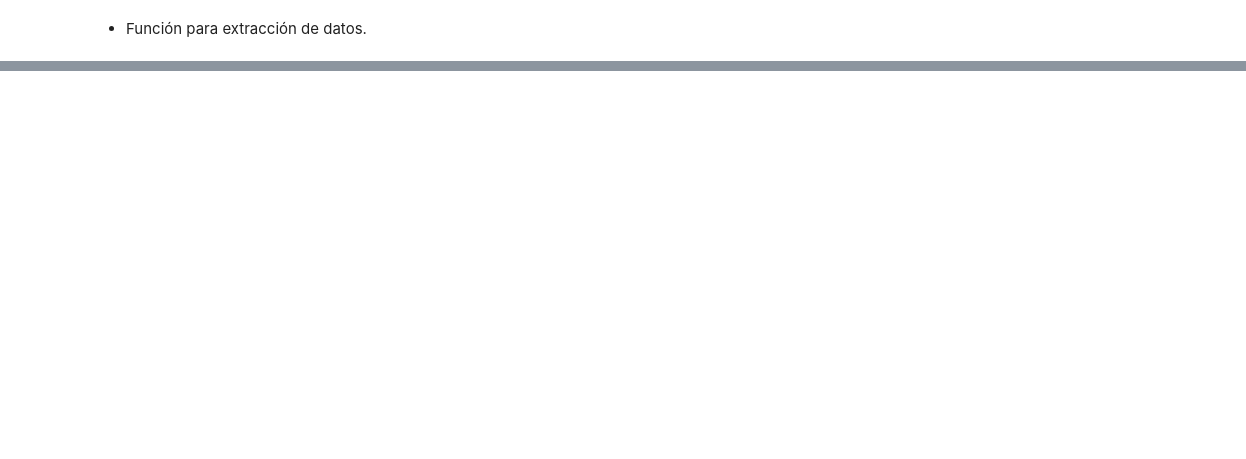
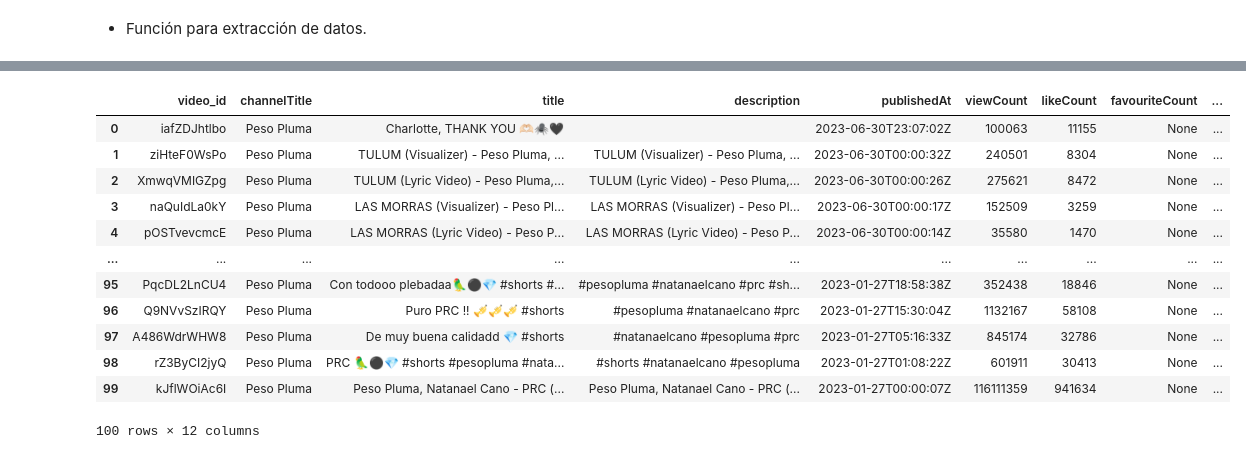
Before and after one commit to JonatanAlpirez/YT_Project, a Jupyter notebook: src/YT_Project.ipynb, the cells around one changed output, grey strips where cells are left out. Drawn from its saved outputs; the diff is of its cells as text; code cells hidden in the pictures; blank space fills up the shorter version.

```diff
--- a/src/YT_Project.ipynb
+++ b/src/YT_Project.ipynb
@@ -8,6 +8,6 @@ from IPython.display import JSON
 - Definición de canales de YT
 # %%
-api_key = 'AIzaSyBWoyy-4o1iM_FiTwRX7uVspqZHEZECVrE'
+api_key = 'AIzaSyCjqr7ZI6mHtcEnNJQqrRJP-0VI7uQAvKo'
 
 #Diccionario de los nombres de los canales : Id del canal
 channel_dic= {'BadBunny': 'UCmBA_wu8xGg1OfOkfW13Q0Q',
@@ -15,7 +15,7 @@ channel_dic= {'BadBunny': 'UCmBA_wu8xGg1OfOkfW13Q0Q',
               'Taylor Swift':'UCqECaJ8Gagnn7YCbPEzWH6g',
               'Shakira':'UCYLNGLIzMhRTi6ZOLjAPSmw',
               'Peso Pluma' : 'UCzrM_068Odho89mTRrrxqbA',
-              'Bizarrap' : '98QihSusY7NfCZtw'
+              'Bizarrap' : 'UCmS75G-98QihSusY7NfCZtw'
               }
 
 channel_ids = list(channel_dic.values()) #Lista de ids de canales YT
@@ -99,0 +313,22 @@ channel_data
+# %%
+
+videos_data = list()
+for i in range(len(data)):
+    tabla = pd.DataFrame(data[i]['videos'])
+    videos_data.append(tabla)
+
+videos_data[5]
+# %% [output]
+|  | video_id | channelTitle | title | description | publishedAt | viewCount | likeCount | favouriteCount | ... |
+| 0 | iafZDJhtlbo | Peso Pluma | Charlotte, THANK YOU 🫶🏻🕷️🖤 |  | 2023-06-30T23:07:02Z | 100063 | 11155 | None | ... |
+| 1 | ziHteF0WsPo | Peso Pluma | TULUM (Visualizer) - Peso Pluma, ... | TULUM (Visualizer) - Peso Pluma, ... | 2023-06-30T00:00:32Z | 240501 | 8304 | None | ... |
+| 2 | XmwqVMIGZpg | Peso Pluma | TULUM (Lyric Video) - Peso Pluma,... | TULUM (Lyric Video) - Peso Pluma,... | 2023-06-30T00:00:26Z | 275621 | 8472 | None | ... |
+| 3 | naQuIdLa0kY | Peso Pluma | LAS MORRAS (Visualizer) - Peso Pl... | LAS MORRAS (Visualizer) - Peso Pl... | 2023-06-30T00:00:17Z | 152509 | 3259 | None | ... |
+| 4 | pOSTvevcmcE | Peso Pluma | LAS MORRAS (Lyric Video) - Peso P... | LAS MORRAS (Lyric Video) - Peso P... | 2023-06-30T00:00:14Z | 35580 | 1470 | None | ... |
+| ... | ... | ... | ... | ... | ... | ... | ... | ... | ... |
+| 95 | PqcDL2LnCU4 | Peso Pluma | Con todooo plebadaa🦜⚫️💎 #shorts #... | #pesopluma #natanaelcano #prc #sh... | 2023-01-27T18:58:38Z | 352438 | 18846 | None | ... |
+| 96 | Q9NVvSzIRQY | Peso Pluma | Puro PRC !! 🎺🎺🎺 #shorts | #pesopluma #natanaelcano #prc | 2023-01-27T15:30:04Z | 1132167 | 58108 | None | ... |
+| 97 | A486WdrWHW8 | Peso Pluma | De muy buena calidadd 💎 #shorts | #natanaelcano #pesopluma #prc | 2023-01-27T05:16:33Z | 845174 | 32786 | None | ... |
+| 98 | rZ3ByCI2jyQ | Peso Pluma | PRC 🦜⚫️💎 #shorts #pesopluma #nata... | #shorts #natanaelcano #pesopluma | 2023-01-27T01:08:22Z | 601911 | 30413 | None | ... |
+| 99 | kJflWOiAc6I | Peso Pluma | Peso Pluma, Natanael Cano - PRC (... | Peso Pluma, Natanael Cano - PRC (... | 2023-01-27T00:00:07Z | 116111359 | 941634 | None | ... |
+100 rows × 12 columns
```
Also changed, not shown: parts of 13 cells of this notebook, 2 other files.
